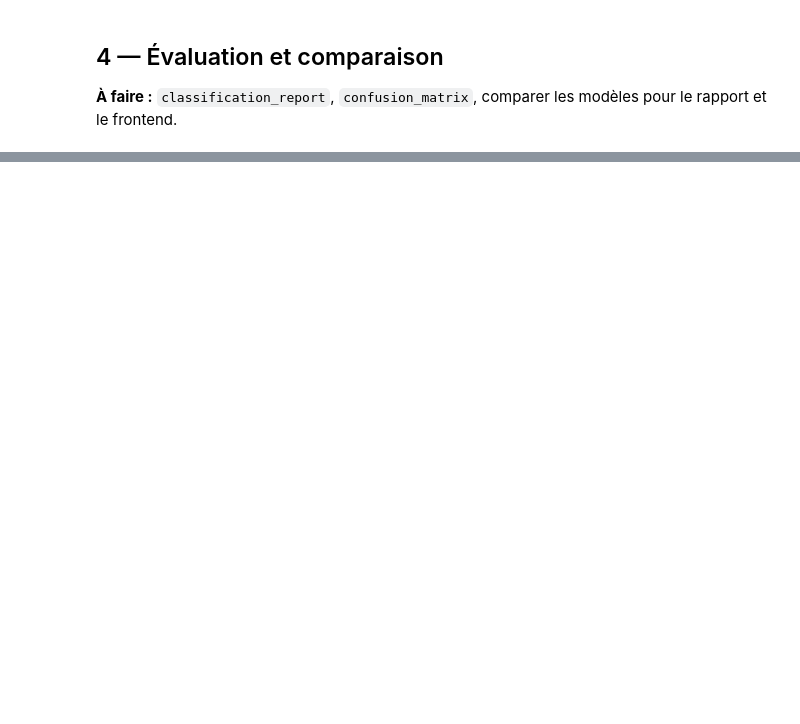
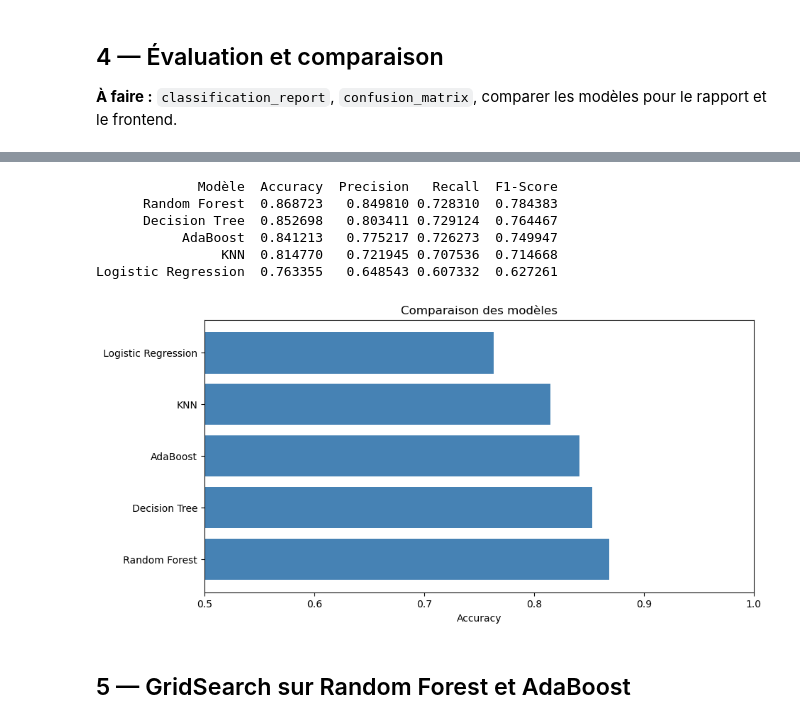
Before and after one commit to ML-fakes-account/fakes-account, a Jupyter notebook: notebooks/projet_fake_profiles.ipynb, the cells around one changed output, grey strips where cells are left out. Drawn from its saved outputs; the diff is of its cells as text; code cells hidden in the pictures; blank space fills up the shorter version.

```diff
--- a/notebooks/projet_fake_profiles.ipynb
+++ b/notebooks/projet_fake_profiles.ipynb
@@ -241,0 +468,18 @@ print("Complète cette section une fois le nettoyage validé.")
+# %%
+import joblib
+from sklearn.ensemble import AdaBoostClassifier
+from sklearn.metrics import accuracy_score, precision_score, recall_score, f1_score, confusion_matrix
+
+ada = AdaBoostClassifier(n_estimators=200, random_state=42)
+ada.fit(X_train, y_train)
+y_pred_ada = ada.predict(X_test)
+
+print("AdaBoost")
+print("Accuracy:", accuracy_score(y_test, y_pred_ada))
+print("Precision:", precision_score(y_test, y_pred_ada))
+print("Recall:", recall_score(y_test, y_pred_ada))
+print("F1-Score:", f1_score(y_test, y_pred_ada))
+print(confusion_matrix(y_test, y_pred_ada))
+
+joblib.dump(ada, MODELS_DIR / "adaboost.joblib")
+print("Modèle sauvegardé dans models/")
@@ -250,0 +507,54 @@ print(classification_report.__doc__.split("\n")[0])
+# %%
+from sklearn.metrics import accuracy_score, f1_score, precision_score, recall_score
+
+resultats = {
+    'Modèle': ['Decision Tree', 'Random Forest', 'Logistic Regression', 'KNN', 'AdaBoost'],
+    'Accuracy': [
+        accuracy_score(y_test, y_pred_dt),
+        accuracy_score(y_test, y_pred_rf),
+        accuracy_score(y_test, y_pred_logreg),
+        accuracy_score(y_test, y_pred_knn),
+        accuracy_score(y_test, y_pred_ada),
+    ],
+    'Precision': [
+        precision_score(y_test, y_pred_dt),
+        precision_score(y_test, y_pred_rf),
+        precision_score(y_test, y_pred_logreg),
+        precision_score(y_test, y_pred_knn),
+        precision_score(y_test, y_pred_ada),
+    ],
+    'Recall': [
+        recall_score(y_test, y_pred_dt),
+        recall_score(y_test, y_pred_rf),
+        recall_score(y_test, y_pred_logreg),
+        recall_score(y_test, y_pred_knn),
+        recall_score(y_test, y_pred_ada),
+    ],
+    'F1-Score': [
+        f1_score(y_test, y_pred_dt),
+        f1_score(y_test, y_pred_rf),
+        f1_score(y_test, y_pred_logreg),
+        f1_score(y_test, y_pred_knn),
+        f1_score(y_test, y_pred_ada),
+    ]
+}
+
+df_resultats = pd.DataFrame(resultats).sort_values('Accuracy', ascending=False)
+print(df_resultats.to_string(index=False))
+
+plt.figure(figsize=(10, 5))
+plt.barh(df_resultats['Modèle'], df_resultats['Accuracy'], color='steelblue')
+plt.xlabel('Accuracy')
+plt.title('Comparaison des modèles')
+plt.xlim(0.5, 1.0)
+plt.show()
+# %% [output]
+             Modèle  Accuracy  Precision   Recall  F1-Score
+      Random Forest  0.868723   0.849810 0.728310  0.784383
+      Decision Tree  0.852698   0.803411 0.729124  0.764467
+           AdaBoost  0.841213   0.775217 0.726273  0.749947
+                KNN  0.814770   0.721945 0.707536  0.714668
+Logistic Regression  0.763355   0.648543 0.607332  0.627261
+[figure, added]
+# %% [markdown]
+## 5 — GridSearch sur Random Forest et AdaBoost
```
Also changed, not shown: parts of 31 cells of this notebook, 10 other files.
